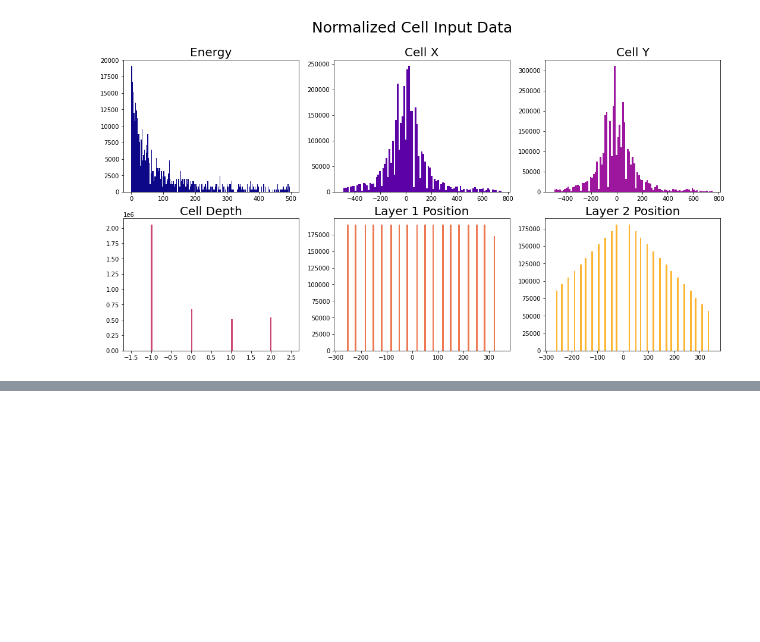
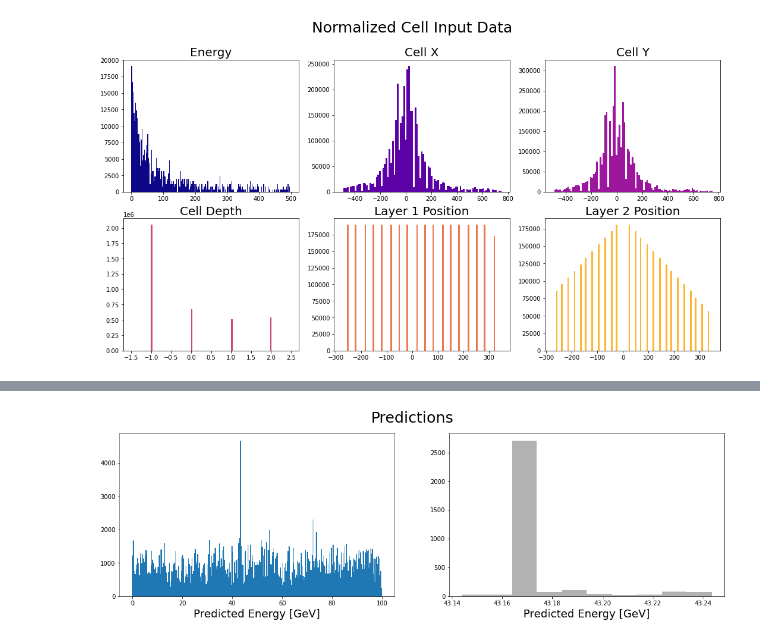
Before and after one commit to eiccodesign/regressiononly, a Jupyter notebook: H5_Towards_Codesign.ipynb, the cells around one changed output, grey strips where cells are left out. Cells and saved outputs as stored; diff of their text form; code cells hidden in the pictures; blank space fills up the shorter version.

```diff
--- a/H5_Towards_Codesign.ipynb
+++ b/H5_Towards_Codesign.ipynb
@@ -192,0 +196,16 @@ plt.savefig("Prediction_Test.pdf")
+# %%
+#Find the peak and zoom in
+fig = plt.figure(figsize=(18,5))
+plt.suptitle("Predictions",fontsize=25)
+ax = plt.subplot(1, 2, 1)
+plt.xlabel("Predicted Energy [GeV]",fontsize=18)
+bins = np.linspace(0,100,300)
+freq = plt.hist(mypreds, bins=bins)
+
+ax = plt.subplot(1, 2, 2)
+plt.xlabel("Predicted Energy [GeV]",fontsize=18)
+maxbin = np.argmax(freq[0])
+mask = np.where(np.logical_and(mypreds>=bins[maxbin], mypreds<=bins[maxbin]+0.1))[0]
+_ = plt.hist(mypreds[mask],alpha=.3,color="black")
+# %% [output]
+[figure, added]
```
Also changed, not shown: parts of 8 cells of this notebook.
